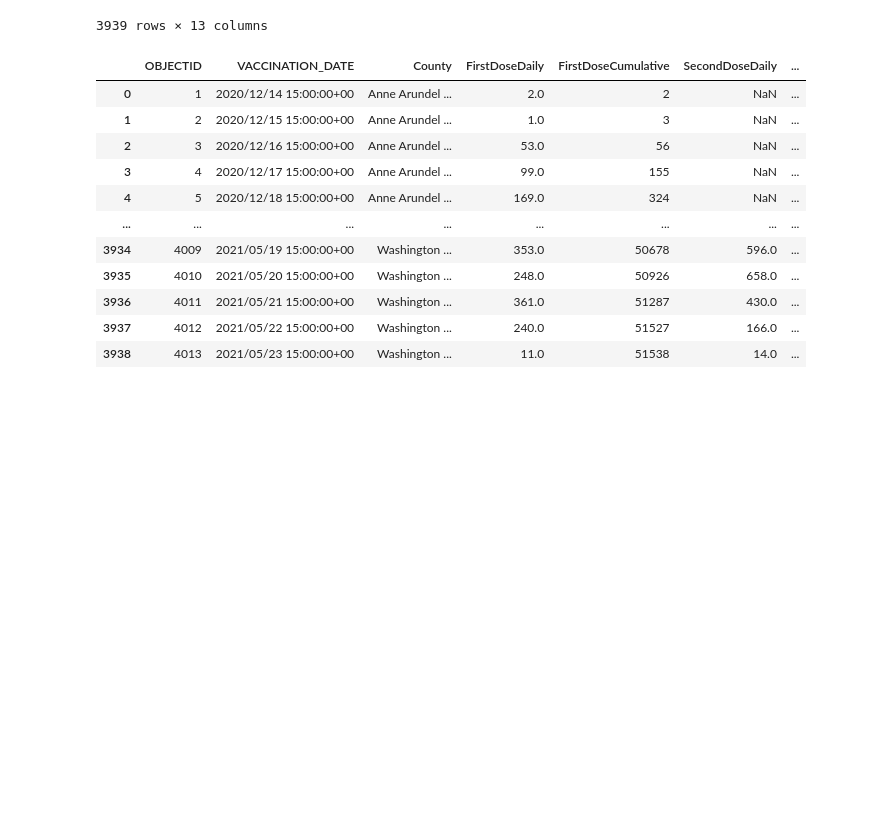
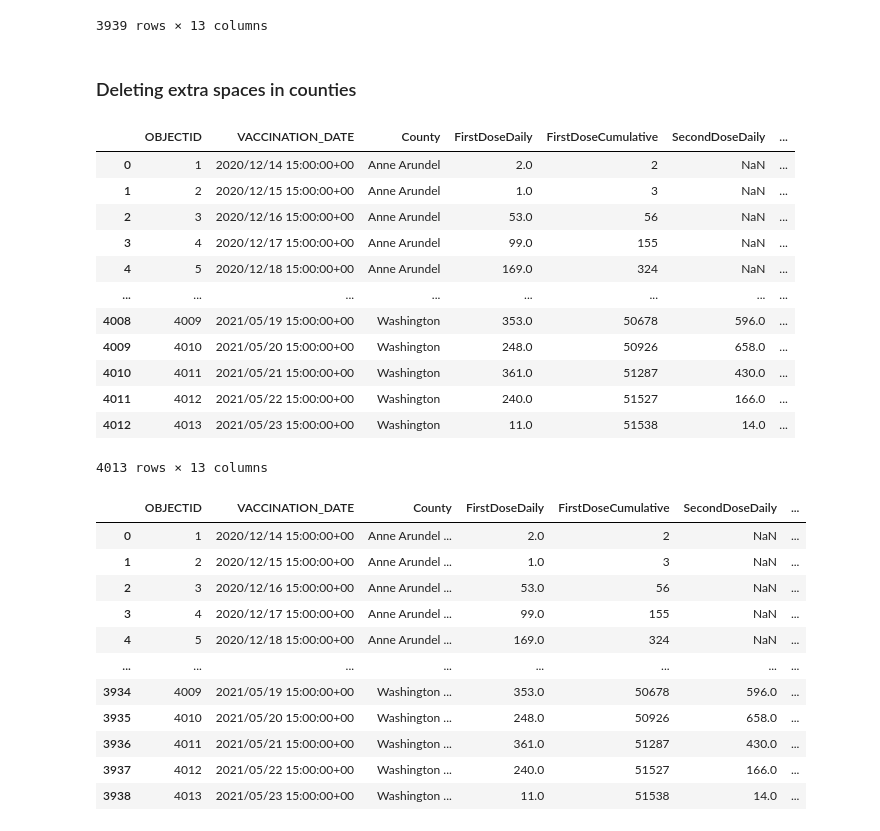
Before and after one commit to crogar/Vaccination-Distribution-Effects-on-Infection-Rates-in-Maryland, a Jupyter notebook: Resources/vaccine_cleanup.ipynb, the cells around one changed output. Saved outputs shown, nothing was run; the diff lists cells and outputs as text; code cells hidden in the pictures; blank space fills up the shorter version.

Commit message:
Update vaccine_cleanup.ipynb
deleting extra spaces after county names

```diff
--- a/Resources/vaccine_cleanup.ipynb
+++ b/Resources/vaccine_cleanup.ipynb
@@ -43,6 +43,25 @@ df
 | 4011 | 4012 | 2021/05/22 15:00:00+00 | Washington ... | 240.0 | 51527 | 166.0 | ... |
 | 4012 | 4013 | 2021/05/23 15:00:00+00 | Washington ... | 11.0 | 51538 | 14.0 | ... |
 3939 rows × 13 columns
+# %% [markdown]
+### Deleting extra spaces in counties
+# %%
+df['County'] = df['County'].str.rstrip()
+df
+# %% [output]
+|  | OBJECTID | VACCINATION_DATE | County | FirstDoseDaily | FirstDoseCumulative | SecondDoseDaily | ... |
+| 0 | 1 | 2020/12/14 15:00:00+00 | Anne Arundel | 2.0 | 2 | NaN | ... |
+| 1 | 2 | 2020/12/15 15:00:00+00 | Anne Arundel | 1.0 | 3 | NaN | ... |
+| 2 | 3 | 2020/12/16 15:00:00+00 | Anne Arundel | 53.0 | 56 | NaN | ... |
+| 3 | 4 | 2020/12/17 15:00:00+00 | Anne Arundel | 99.0 | 155 | NaN | ... |
+| 4 | 5 | 2020/12/18 15:00:00+00 | Anne Arundel | 169.0 | 324 | NaN | ... |
+| ... | ... | ... | ... | ... | ... | ... | ... |
+| 4008 | 4009 | 2021/05/19 15:00:00+00 | Washington | 353.0 | 50678 | 596.0 | ... |
+| 4009 | 4010 | 2021/05/20 15:00:00+00 | Washington | 248.0 | 50926 | 658.0 | ... |
+| 4010 | 4011 | 2021/05/21 15:00:00+00 | Washington | 361.0 | 51287 | 430.0 | ... |
+| 4011 | 4012 | 2021/05/22 15:00:00+00 | Washington | 240.0 | 51527 | 166.0 | ... |
+| 4012 | 4013 | 2021/05/23 15:00:00+00 | Washington | 11.0 | 51538 | 14.0 | ... |
+4013 rows × 13 columns
 # %%
 df = df.reset_index(drop=True)
 df
```
